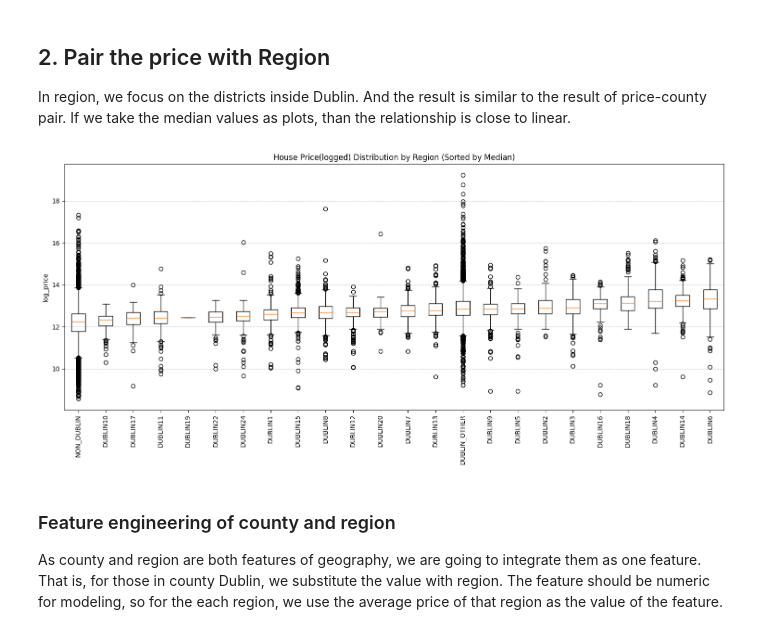
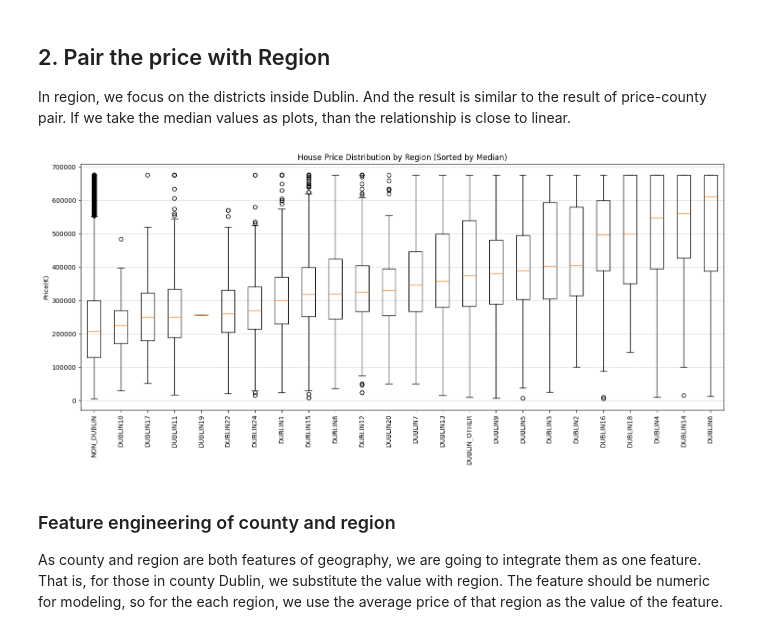
Before and after one commit to wuxiaoli-ucd/Data-Analytics, a Jupyter notebook: feature_paring_and_engineering.ipynb, the cells around one changed output. Saved outputs shown, nothing was run; the diff lists cells and outputs as text; code cells hidden in the pictures.

```diff
--- a/feature_paring_and_engineering.ipynb
+++ b/feature_paring_and_engineering.ipynb
@@ -113,22 +110,22 @@ In region, we focus on the districts inside Dublin. And the result is similar to
 # %%
 
 # sort by median
-grouped = df.groupby('Region')['log_price'].median().sort_values()
+grouped = df.groupby('Region')['Price(€)'].median().sort_values()
 
-data_to_plot = [df[df['Region'] == x]['log_price'] for x in grouped.index]
+data_to_plot = [df[df['Region'] == x]['Price(€)'] for x in grouped.index]
 
 
 plt.figure(figsize=(15, 7))
 plt.boxplot(data_to_plot, labels=grouped.index)
 
 plt.xticks(rotation=90)
-plt.ylabel('log_price')
-plt.title('House Price(logged) Distribution by Region (Sorted by Median)')
+plt.ylabel('Price(€)')
+plt.title('House Price Distribution by Region (Sorted by Median)')
 plt.grid(axis='y', linestyle='--', alpha=0.7)
 plt.tight_layout()
 plt.show()
 # %% [output]
-[figure, old version]
+[figure, new version]
 # %% [markdown]
 ### Feature engineering of county and region
 As county and region are both features of geography, we are going to integrate them as one feature. That is, for those in county Dublin, we substitute the value with region. The feature should be numeric for modeling, so for the each region, we use the average price of that region as the value of the feature.
```
Also changed, not shown: parts of 28 cells of this notebook, 11 other files.
